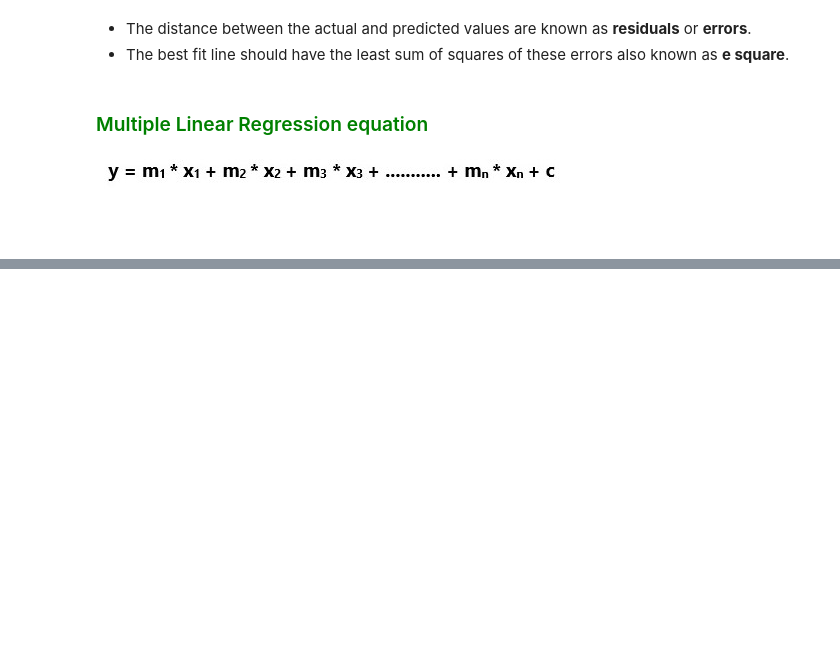
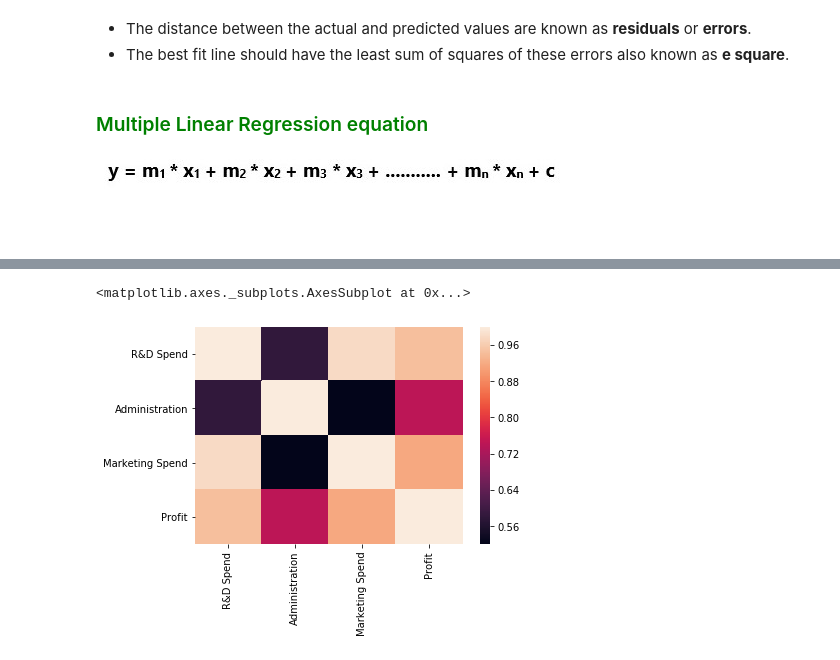
Before and after one commit to AnishaMohandass/Learn_ML, a Jupyter notebook: Linear Regression.ipynb, the cells around one changed output, grey strips where cells are left out. Saved outputs shown, nothing was run; the diff lists cells and outputs as text; code cells hidden in the pictures; blank space fills up the shorter version.

```diff
--- a/Linear Regression.ipynb
+++ b/Linear Regression.ipynb
@@ -74,0 +82,6 @@ c - coefficient of the line
+# %%
+#Importing the dataset
+
+companies = pd.read_csv('Profit_estimation.csv')
+
+companies.head() #used to get the first 5 rows
@@ -74,0 +100,8 @@ c - coefficient of the line
+# %%
+#Data visualisation
+#Building the correlation matrix
+
+sns.heatmap(companies.corr())
+# %% [output]
+<matplotlib.axes._subplots.AxesSubplot at 0x...>
+[figure, added]
```
Also changed, not shown: parts of 14 cells of this notebook, 2 other files.
